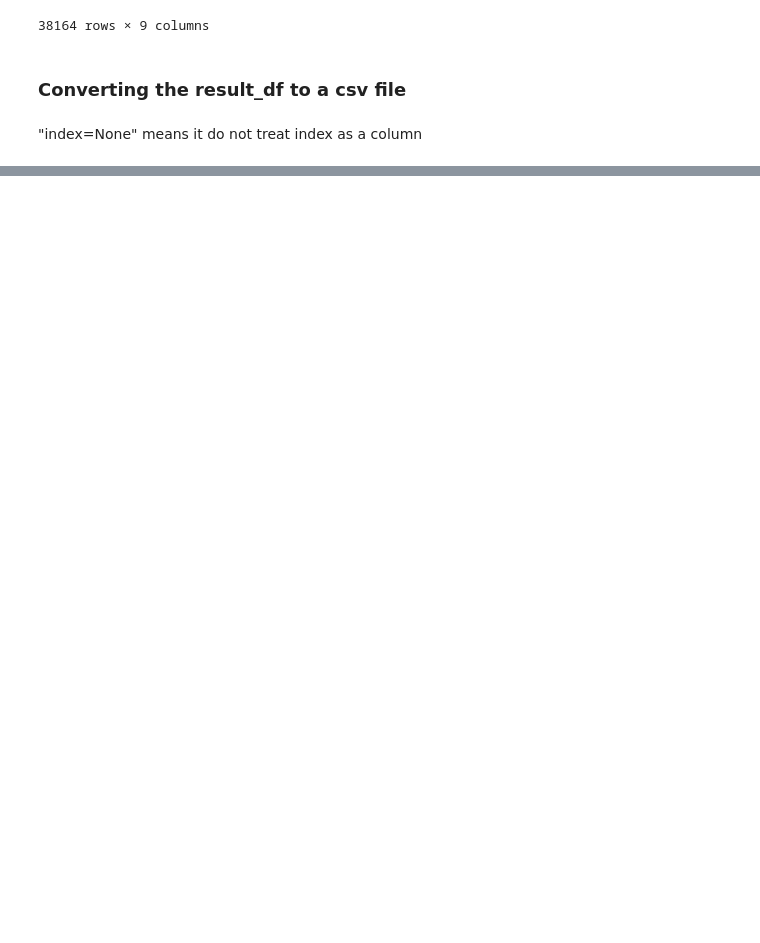
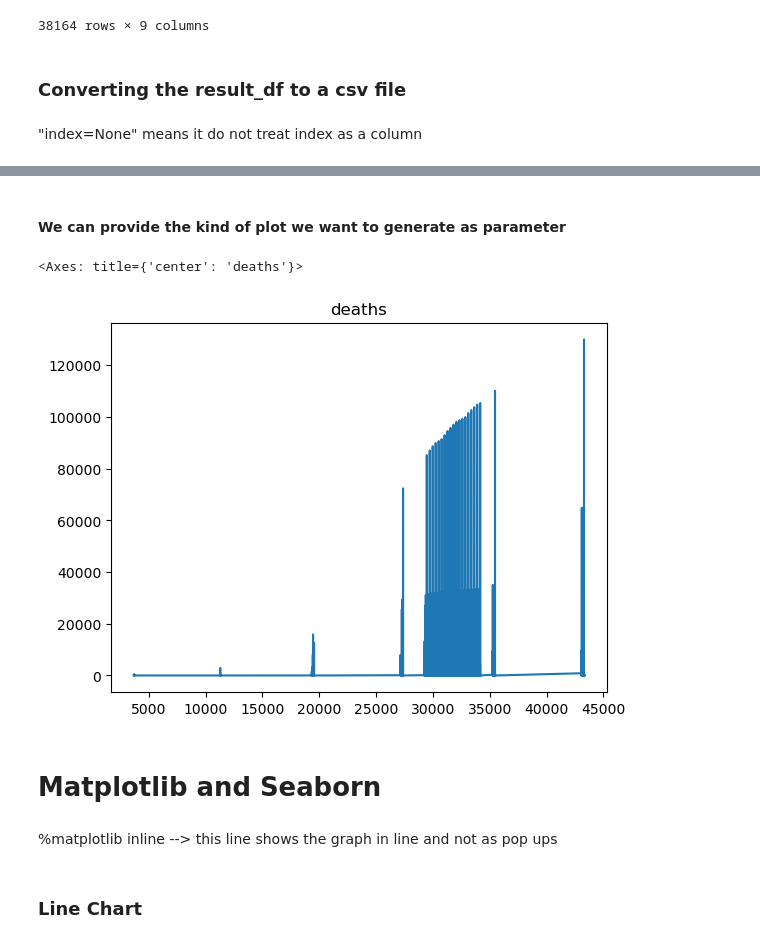
Before and after one commit to Swaraz08/Jupyter, a Jupyter notebook: pandas.ipynb, the cells around one changed output, grey strips where cells are left out. Drawn from its saved outputs; the diff is of its cells as text; code cells hidden in the pictures; blank space fills up the shorter version.

```diff
--- a/pandas.ipynb
+++ b/pandas.ipynb
@@ -591,0 +680,9 @@ result_df.to_csv('results.csv',index=None)
+# %% [markdown]
+#### We can provide the kind of plot we want to generate as parameter
+# %%
+covid_df_may_matrix.deaths.plot(title='deaths',kind='line')
+# %% [output]
+<Axes: title={'center': 'deaths'}>
+[figure, added]
+# %% [markdown]
+# Matplotlib and Seaborn
@@ -591,0 +693,4 @@ result_df.to_csv('results.csv',index=None)
+# %% [markdown]
+%matplotlib inline --> this line shows the graph in line and not as pop ups
+# %% [markdown]
+### Line Chart
```
Also changed, not shown: parts of 43 cells of this notebook.
